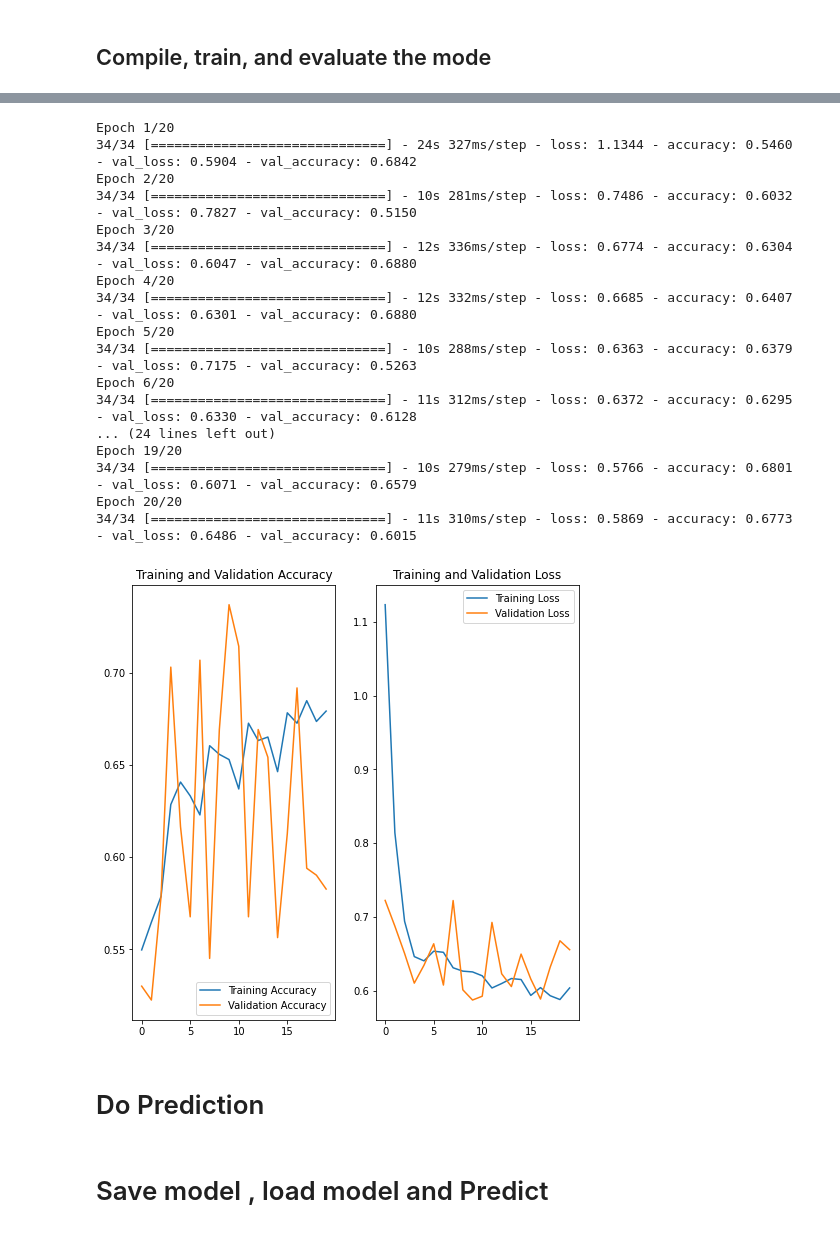
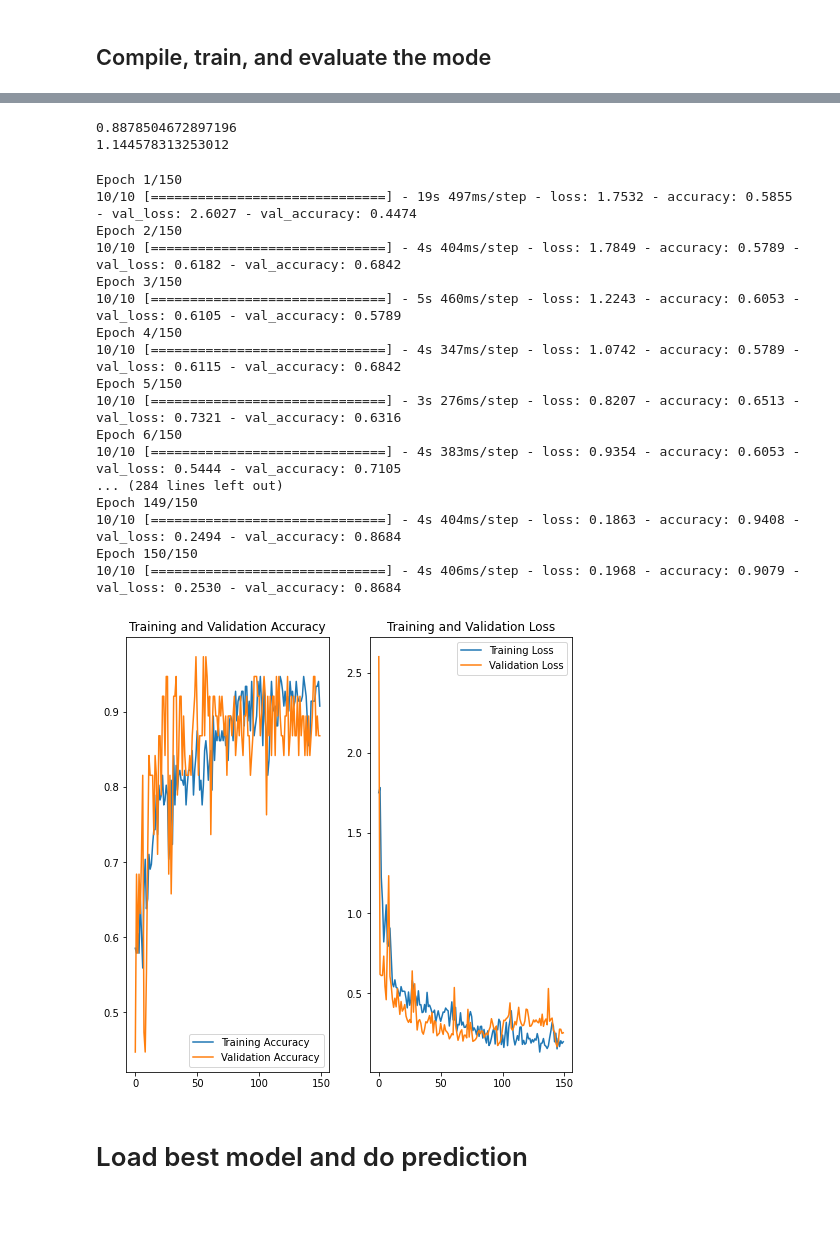
Before and after one commit to Nadian-Ali/ImageClassification, a Jupyter notebook: ViTimageClassification.ipynb, the cells around one changed output, grey strips where cells are left out. Saved outputs shown, nothing was run; the diff lists cells and outputs as text; code cells hidden in the pictures.

```diff
--- a/ViTimageClassification.ipynb
+++ b/ViTimageClassification.ipynb
@@ -67,12 +69,12 @@ input_shape = (180, 180, 1)
 # %% [markdown]
 ## Configure the hyperparameters
 # %%
-learning_rate = 0.001
+learning_rate = 0.001 #was 0.001
 weight_decay = 0.0001
 batch_size = 32
-num_epochs = 20
-image_size = 72  # We'll resize input images to this size
-patch_size = 18  # Size of the patches to be extract from the input images
+num_epochs = 150
+image_size = 128  # We'll resize input images to this size
+patch_size = 32  # Size of the patches to be extract from the input images
 num_patches = (image_size // patch_size) ** 2
 projection_dim = 64
 num_heads = 2
@@ -237,29 +243,50 @@ vit_classifier.compile(
+# %%
+checkpoint_filepath = '/content/drive/MyDrive/ImageClassificationData/checkpoint/checkpoint2'
+checkpoint_callback = tf.keras.callbacks.ModelCheckpoint(
+    filepath=checkpoint_filepath,
+    save_weights_only=True,
+    monitor='val_loss',
+    mode='min',
+    save_best_only=True)
+# %%
+weight_for_0 = 190/(2*107)
+weight_for_1 = 190/(2*83)
+print(weight_for_0)
+print(weight_for_1)
+class_weight = {0: weight_for_0, 1: weight_for_1}
+# %% [output]
+0.8878504672897196
+1.144578313253012
 # %%
-epochs = 20
+
+
+
 history = vit_classifier.fit(
         x=train_ds,
         #y=val_ds,
         #batch_size=batch_size,
         validation_data=val_ds,
-        epochs=epochs,
+        epochs=num_epochs,
       #  validation_split=0.1,
-      #  callbacks=[checkpoint_callback],
+        callbacks=[checkpoint_callback],
+        class_weight = class_weight,
+        #batch_size = 16,
     )
 # %% [output]
-Epoch 1/20
-34/34 [==============================] - 24s 327ms/step - loss: 1.1344 - accuracy: 0.5460 - val_loss: 0.5904 - val_accuracy: 0.6842
-Epoch 2/20
-34/34 [==============================] - 10s 281ms/step - loss: 0.7486 - accuracy: 0.6032 - val_loss: 0.7827 - val_accuracy: 0.5150
-Epoch 3/20
-34/34 [==============================] - 12s 336ms/step - loss: 0.6774 - accuracy: 0.6304 - val_loss: 0.6047 - val_accuracy: 0.6880
-Epoch 4/20
-34/34 [==============================] - 12s 332ms/step - loss: 0.6685 - accuracy: 0.6407 - val_loss: 0.6301 - val_accuracy: 0.6880
-Epoch 5/20
-34/34 [==============================] - 10s 288ms/step - loss: 0.6363 - accuracy: 0.6379 - val_loss: 0.7175 - val_accuracy: 0.5263
-Epoch 6/20
-34/34 [==============================] - 11s 312ms/step - loss: 0.6372 - accuracy: 0.6295 - val_loss: 0.6330 - val_accuracy: 0.6128
-... (24 lines left out)
-Epoch 19/20
-34/34 [==============================] - 10s 279ms/step - loss: 0.5766 - accuracy: 0.6801 - val_loss: 0.6071 - val_accuracy: 0.6579
-Epoch 20/20
-34/34 [==============================] - 11s 310ms/step - loss: 0.5869 - accuracy: 0.6773 - val_loss: 0.6486 - val_accuracy: 0.6015
+Epoch 1/150
+10/10 [==============================] - 19s 497ms/step - loss: 1.7532 - accuracy: 0.5855 - val_loss: 2.6027 - val_accuracy: 0.4474
+Epoch 2/150
+10/10 [==============================] - 4s 404ms/step - loss: 1.7849 - accuracy: 0.5789 - val_loss: 0.6182 - val_accuracy: 0.6842
+Epoch 3/150
+10/10 [==============================] - 5s 460ms/step - loss: 1.2243 - accuracy: 0.6053 - val_loss: 0.6105 - val_accuracy: 0.5789
+Epoch 4/150
+10/10 [==============================] - 4s 347ms/step - loss: 1.0742 - accuracy: 0.5789 - val_loss: 0.6115 - val_accuracy: 0.6842
+Epoch 5/150
+10/10 [==============================] - 3s 276ms/step - loss: 0.8207 - accuracy: 0.6513 - val_loss: 0.7321 - val_accuracy: 0.6316
+Epoch 6/150
+10/10 [==============================] - 4s 383ms/step - loss: 0.9354 - accuracy: 0.6053 - val_loss: 0.5444 - val_accuracy: 0.7105
+... (284 lines left out)
+Epoch 149/150
+10/10 [==============================] - 4s 404ms/step - loss: 0.1863 - accuracy: 0.9408 - val_loss: 0.2494 - val_accuracy: 0.8684
+Epoch 150/150
+10/10 [==============================] - 4s 406ms/step - loss: 0.1968 - accuracy: 0.9079 - val_loss: 0.2530 - val_accuracy: 0.8684
@@ -266,26 +295,24 @@ Epoch 20/20
 # %%
 acc = history.history['accuracy']
 val_acc = history.history['val_accuracy']
 
 loss = history.history['loss']
 val_loss = history.history['val_loss']
 
-epochs_range = range(20)
+epochs_range = range(num_epochs)
 
 plt.figure(figsize=(8, 8))
 plt.subplot(1, 2, 1)
 plt.plot(epochs_range, acc, label='Training Accuracy')
 plt.plot(epochs_range, val_acc, label='Validation Accuracy')
 plt.legend(loc='lower right')
 plt.title('Training and Validation Accuracy')
 
 plt.subplot(1, 2, 2)
 plt.plot(epochs_range, loss, label='Training Loss')
 plt.plot(epochs_range, val_loss, label='Validation Loss')
 plt.legend(loc='upper right')
 plt.title('Training and Validation Loss')
 plt.show()
 # %% [output]
-[figure, old version]
+[figure, new version]
-# %% [markdown]
-<h1>Do Prediction</h1>
@@ -316,2 +325,2 @@ else:
 # %% [markdown]
-<h1>Save model , load model and Predict</h1>
+<h1>Load best model and do prediction</h1>
```
Also changed, not shown: parts of 26 cells of this notebook.
